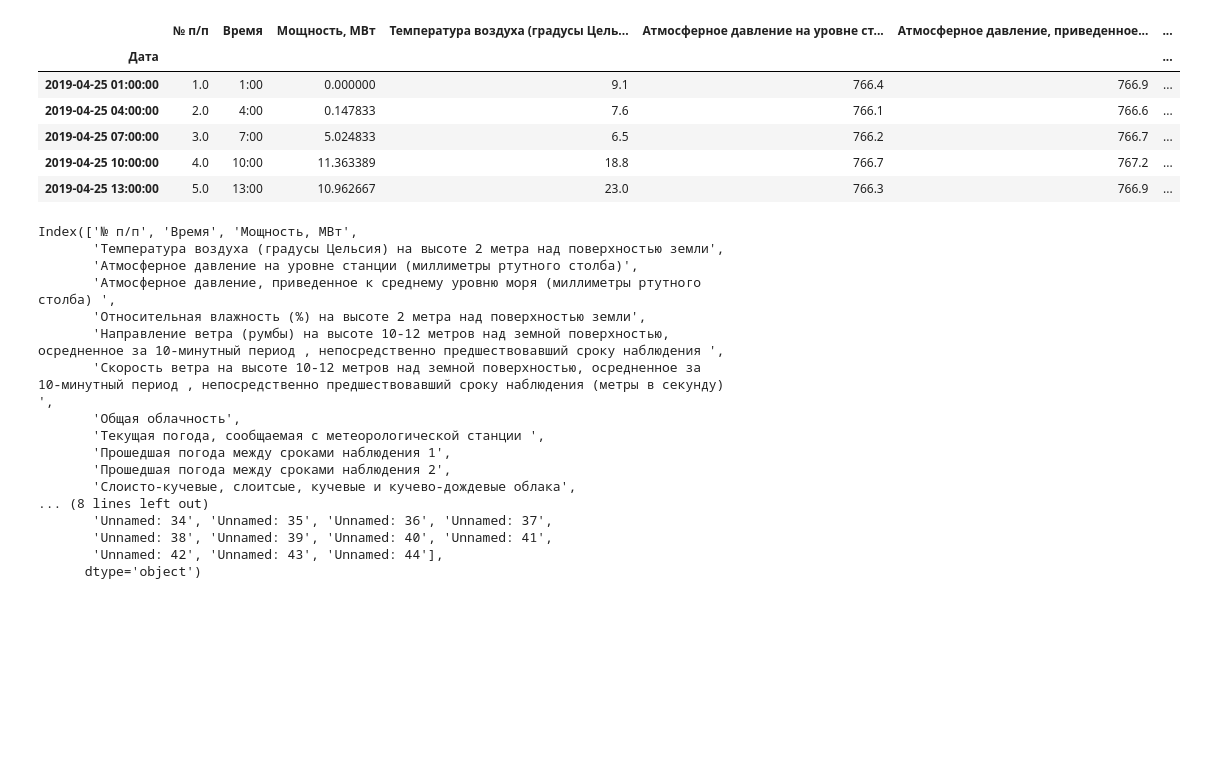
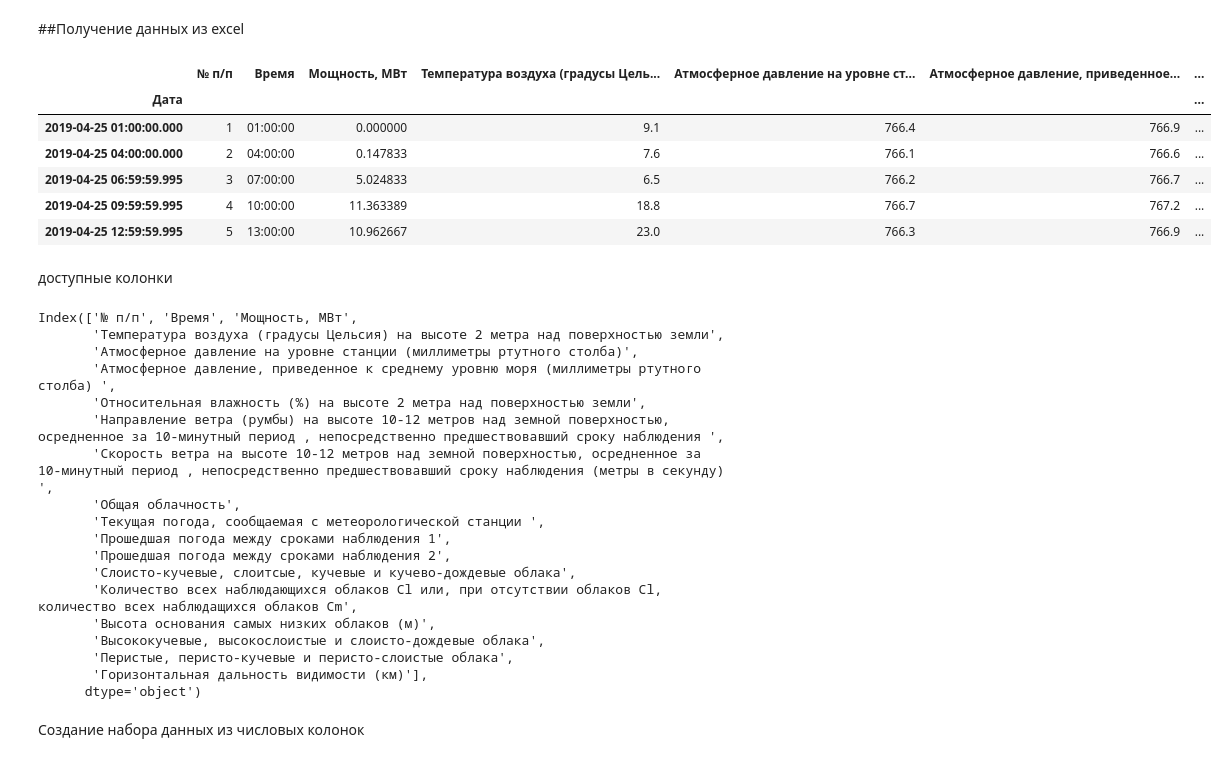
Before and after one commit to andrew-veriga/sunpower, a Jupyter notebook: model.ipynb, the cells around one changed output. Saved outputs shown, nothing was run; the diff lists cells and outputs as text; code cells hidden in the pictures; blank space fills up the shorter version.

```diff
--- a/model.ipynb
+++ b/model.ipynb
@@ -1,19 +1,23 @@
 # %% [markdown]
 <a href="https://colab.research.google.com/github/andrew-veriga/sunpower/blob/master/model.ipynb" target="_parent"><img src="https://colab.research.google.com/assets/colab-badge.svg" alt="Open In Colab"/></a>
+# %% [markdown]
+##Получение данных из excel
 # %%
-# https://github.com/andrew-veriga/sunpower/blob/master/SES_1_Cherny_Yar_-_gotovo.csv
 import pandas as pd
 
-df = pd.read_csv("https://github.com/andrew-veriga/sunpower/raw/master/SES_1_Cherny_Yar_-_gotovo.csv", parse_dates=["Дата"], index_col="Дата")
+# df = pd.read_csv("https://github.com/andrew-veriga/sunpower/raw/master/SES_1_Cherny_Yar_-_gotovo.csv", parse_dates=["Дата"], index_col="Дата")
+df = pd.read_excel("https://github.com/andrew-veriga/sunpower/raw/master/SES_1_Cherny_Yar_-_gotovo.xlsx",parse_dates=["Дата"], index_col="Дата")
 df.head()
 # %% [output]
 |  | № п/п | Время | Мощность, МВт | Температура воздуха (градусы Цель... | Атмосферное давление на уровне ст... | Атмосферное давление, приведенное... | ... |
 | Дата |  |  |  |  |  |  | ... |
-| 2019-04-25 01:00:00 | 1.0 | 1:00 | 0.000000 | 9.1 | 766.4 | 766.9 | ... |
-| 2019-04-25 04:00:00 | 2.0 | 4:00 | 0.147833 | 7.6 | 766.1 | 766.6 | ... |
-| 2019-04-25 07:00:00 | 3.0 | 7:00 | 5.024833 | 6.5 | 766.2 | 766.7 | ... |
-| 2019-04-25 10:00:00 | 4.0 | 10:00 | 11.363389 | 18.8 | 766.7 | 767.2 | ... |
-| 2019-04-25 13:00:00 | 5.0 | 13:00 | 10.962667 | 23.0 | 766.3 | 766.9 | ... |
+| 2019-04-25 01:00:00.000 | 1 | 01:00:00 | 0.000000 | 9.1 | 766.4 | 766.9 | ... |
+| 2019-04-25 04:00:00.000 | 2 | 04:00:00 | 0.147833 | 7.6 | 766.1 | 766.6 | ... |
+| 2019-04-25 06:59:59.995 | 3 | 07:00:00 | 5.024833 | 6.5 | 766.2 | 766.7 | ... |
+| 2019-04-25 09:59:59.995 | 4 | 10:00:00 | 11.363389 | 18.8 | 766.7 | 767.2 | ... |
+| 2019-04-25 12:59:59.995 | 5 | 13:00:00 | 10.962667 | 23.0 | 766.3 | 766.9 | ... |
+# %% [markdown]
+доступные колонки
 # %%
 df.columns
 # %% [output]
@@ -29,11 +33,14 @@ Index(['№ п/п', 'Время', 'Мощность, МВт',
        'Прошедшая погода между сроками наблюдения 1',
        'Прошедшая погода между сроками наблюдения 2',
        'Слоисто-кучевые, слоитсые, кучевые и кучево-дождевые облака',
-... (8 lines left out)
-       'Unnamed: 34', 'Unnamed: 35', 'Unnamed: 36', 'Unnamed: 37',
-       'Unnamed: 38', 'Unnamed: 39', 'Unnamed: 40', 'Unnamed: 41',
-       'Unnamed: 42', 'Unnamed: 43', 'Unnamed: 44'],
+       'Количество всех наблюдающихся облаков Cl или, при отсутствии облаков Cl, количество всех наблюдащихся облаков Cm',
+       'Высота основания самых низких облаков (м)',
+       'Высококучевые, высокослоистые и слоисто-дождевые облака',
+       'Перистые, перисто-кучевые и перисто-слоистые облака',
+       'Горизонтальная дальность видимости (км)'],
       dtype='object')
+# %% [markdown]
+Создание набора данных из числовых колонок
 # %%
 series = df[
             [
```
Also changed, not shown: parts of 16 cells of this notebook.
